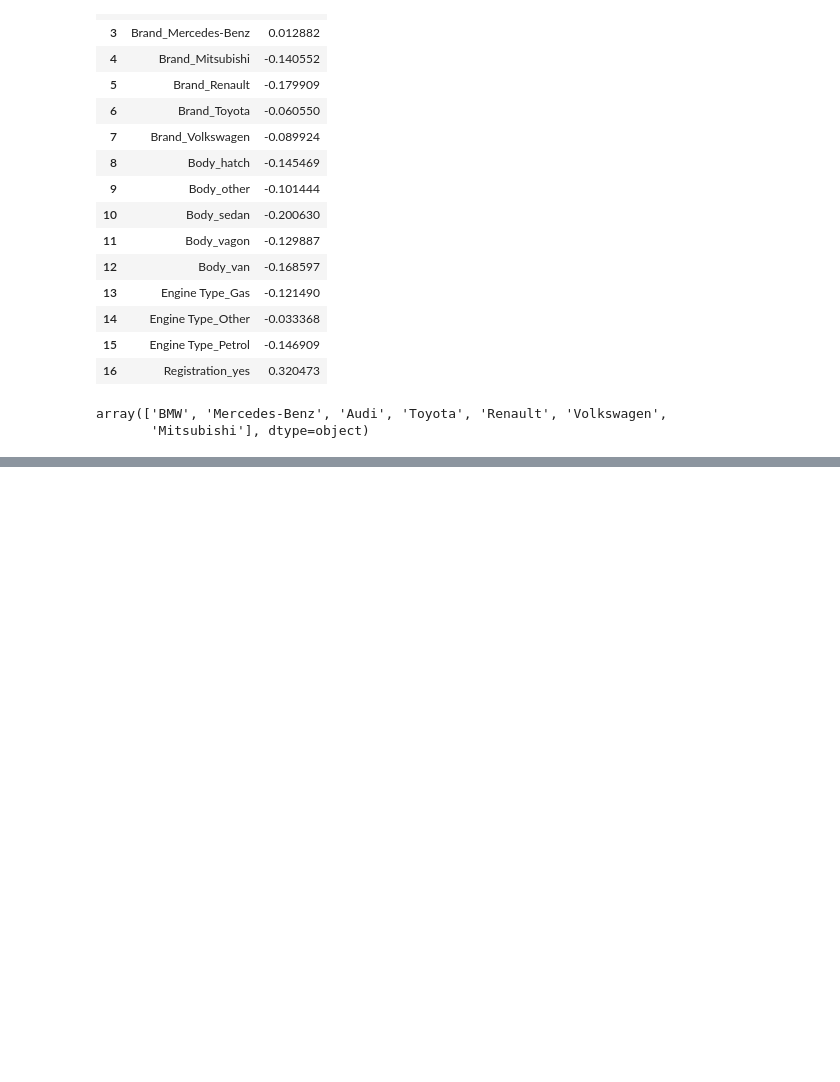
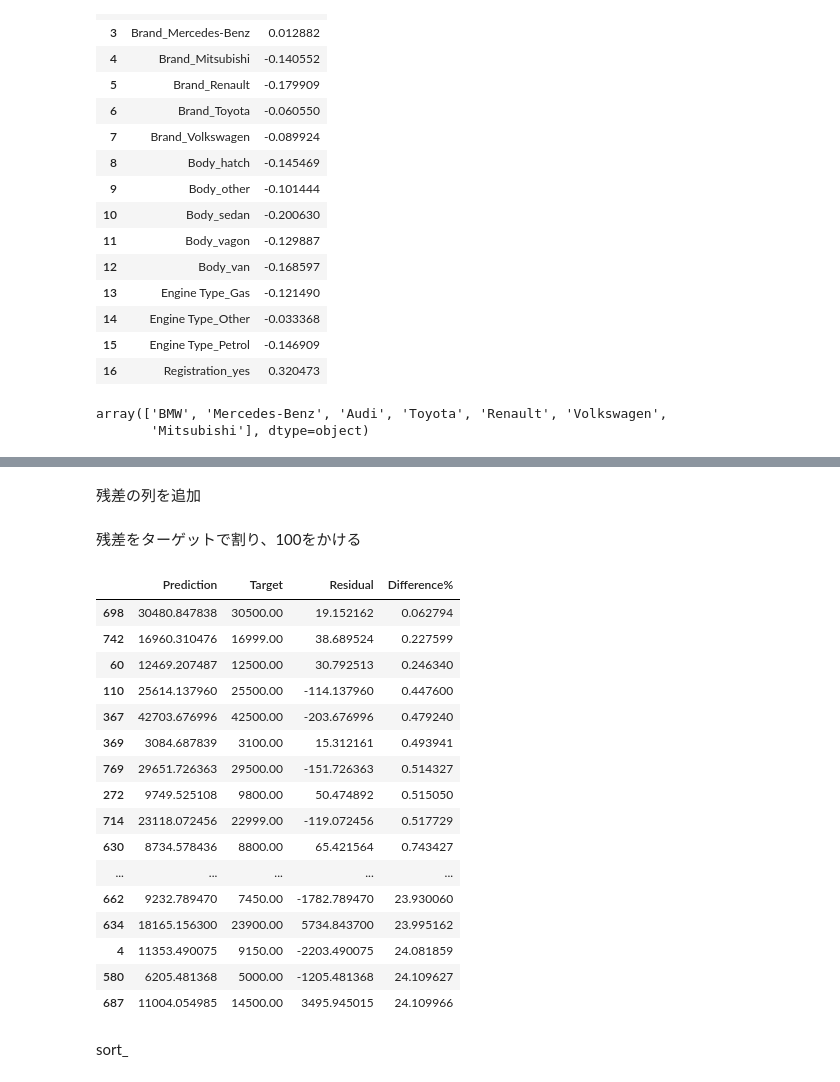
Before and after one commit to karasuneo/data-science, a Jupyter notebook: src/sklearn/liner_regression/main.ipynb, the cells around one changed output, grey strips where cells are left out. Drawn from its saved outputs; the diff is of its cells as text; code cells hidden in the pictures; blank space fills up the shorter version.

```diff
--- a/src/sklearn/liner_regression/main.ipynb
+++ b/src/sklearn/liner_regression/main.ipynb
@@ -518,0 +559,3 @@ array(['BMW', 'Mercedes-Benz', 'Audi', 'Toyota', 'Renault', 'Volkswagen',
+# %%
+df_pf["Target"] = np.exp(y_test)
+df_pf
@@ -518,0 +579,3 @@ array(['BMW', 'Mercedes-Benz', 'Audi', 'Toyota', 'Renault', 'Volkswagen',
+# %%
+y_test = y_test.reset_index(drop=True)
+y_test.head()
@@ -518,0 +589,3 @@ array(['BMW', 'Mercedes-Benz', 'Audi', 'Toyota', 'Renault', 'Volkswagen',
+# %%
+df_pf["Target"] = np.exp(y_test)
+df_pf
@@ -518,0 +606,34 @@ array(['BMW', 'Mercedes-Benz', 'Audi', 'Toyota', 'Renault', 'Volkswagen',
+# %% [markdown]
+残差の列を追加
+# %%
+df_pf["Residual"] = df_pf["Target"] - df_pf["Prediction"]
+# %% [markdown]
+残差をターゲットで割り、100をかける
+# %%
+pd.options.display.max_rows = 999
+df_pf["Difference%"] = np.absolute(df_pf["Residual"] / df_pf["Target"] * 100)
+df_pf.sort_values(by=["Difference%"])
+
+# 後ろの方に行くほど予測が悪くなっている
+# その際、targetsの値が非常に小さい
+# つまり、車の価格を低くする要因が他にあると考えられる
+# %% [output]
+|  | Prediction | Target | Residual | Difference% |
+| 698 | 30480.847838 | 30500.00 | 19.152162 | 0.062794 |
+| 742 | 16960.310476 | 16999.00 | 38.689524 | 0.227599 |
+| 60 | 12469.207487 | 12500.00 | 30.792513 | 0.246340 |
+| 110 | 25614.137960 | 25500.00 | -114.137960 | 0.447600 |
+| 367 | 42703.676996 | 42500.00 | -203.676996 | 0.479240 |
+| 369 | 3084.687839 | 3100.00 | 15.312161 | 0.493941 |
+| 769 | 29651.726363 | 29500.00 | -151.726363 | 0.514327 |
+| 272 | 9749.525108 | 9800.00 | 50.474892 | 0.515050 |
+| 714 | 23118.072456 | 22999.00 | -119.072456 | 0.517729 |
+| 630 | 8734.578436 | 8800.00 | 65.421564 | 0.743427 |
+| ... | ... | ... | ... | ... |
+| 662 | 9232.789470 | 7450.00 | -1782.789470 | 23.930060 |
+| 634 | 18165.156300 | 23900.00 | 5734.843700 | 23.995162 |
+| 4 | 11353.490075 | 9150.00 | -2203.490075 | 24.081859 |
+| 580 | 6205.481368 | 5000.00 | -1205.481368 | 24.109627 |
+| 687 | 11004.054985 | 14500.00 | 3495.945015 | 24.109966 |
+# %% [markdown]
+sort_
```
Also changed, not shown: parts of 11 cells of this notebook.
